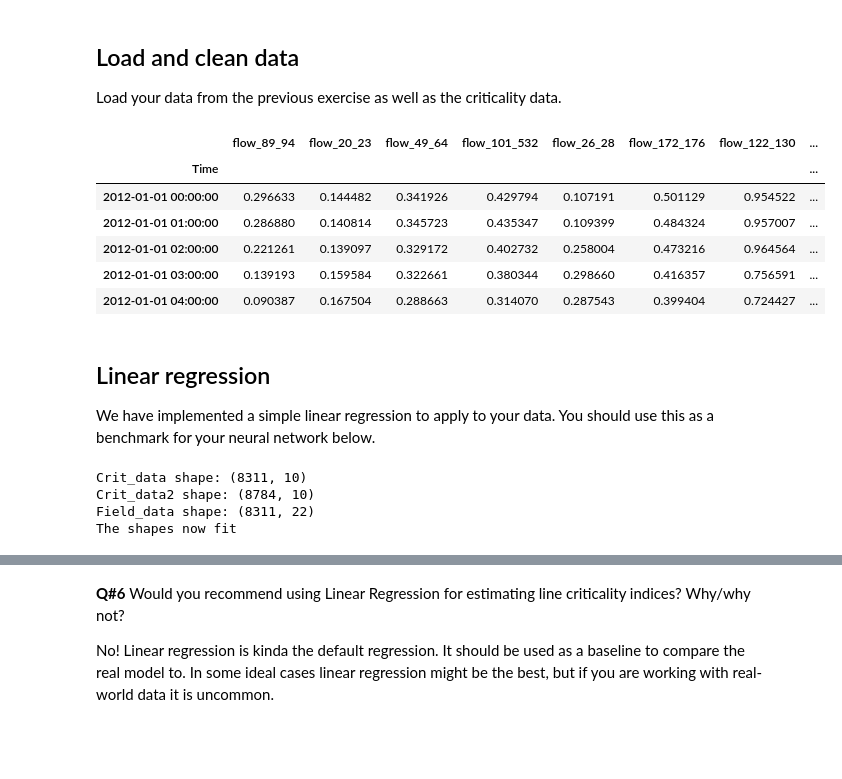
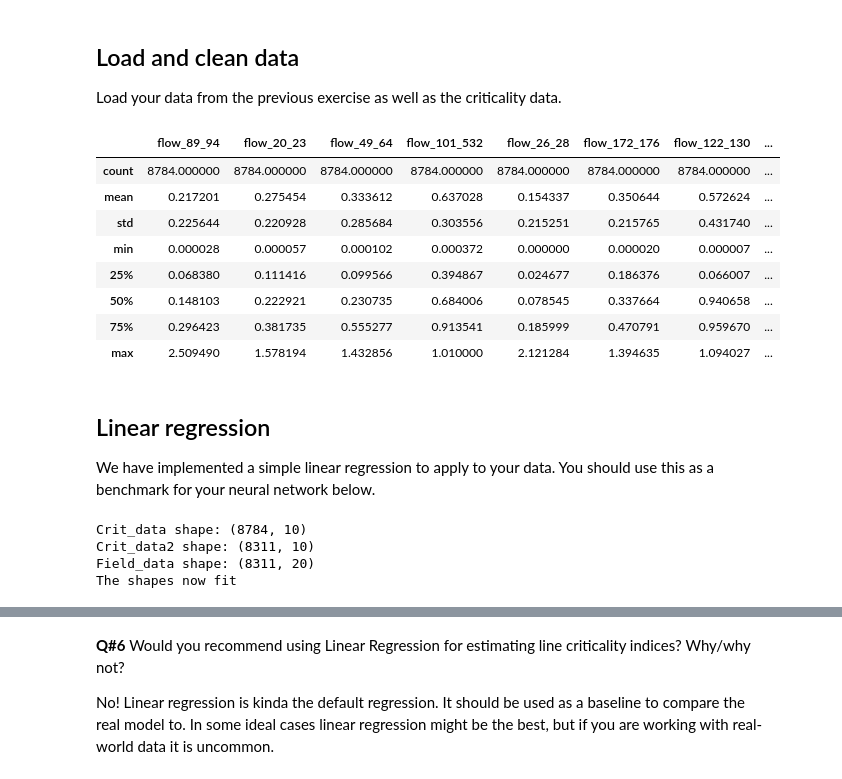
Before and after one commit to pmierzwa/intelligentSystemsDeliverable3, a Jupyter notebook: HI3_modeling.ipynb, the cells around one changed output, grey strips where cells are left out. Saved outputs shown, nothing was run; the diff lists cells and outputs as text; code cells hidden in the pictures; blank space fills up the shorter version.

```diff
--- a/HI3_modeling.ipynb
+++ b/HI3_modeling.ipynb
@@ -33,36 +32,36 @@ Load your data from the previous exercise as well as the criticality data.
 # %%
 # Data is loaded here
 field_data = pd.read_csv("reduced_field_data.csv", index_col=0)
 crit_data = pd.read_csv("flow_criticality_data.csv", index_col=0)
-
-crit_data.head()
+crit_data.describe()
 # %% [output]
 |  | flow_89_94 | flow_20_23 | flow_49_64 | flow_101_532 | flow_26_28 | flow_172_176 | flow_122_130 | ... |
-| Time |  |  |  |  |  |  |  | ... |
-| 2012-01-01 00:00:00 | 0.296633 | 0.144482 | 0.341926 | 0.429794 | 0.107191 | 0.501129 | 0.954522 | ... |
-| 2012-01-01 01:00:00 | 0.286880 | 0.140814 | 0.345723 | 0.435347 | 0.109399 | 0.484324 | 0.957007 | ... |
-| 2012-01-01 02:00:00 | 0.221261 | 0.139097 | 0.329172 | 0.402732 | 0.258004 | 0.473216 | 0.964564 | ... |
-| 2012-01-01 03:00:00 | 0.139193 | 0.159584 | 0.322661 | 0.380344 | 0.298660 | 0.416357 | 0.756591 | ... |
-| 2012-01-01 04:00:00 | 0.090387 | 0.167504 | 0.288663 | 0.314070 | 0.287543 | 0.399404 | 0.724427 | ... |
+| count | 8784.000000 | 8784.000000 | 8784.000000 | 8784.000000 | 8784.000000 | 8784.000000 | 8784.000000 | ... |
+| mean | 0.217201 | 0.275454 | 0.333612 | 0.637028 | 0.154337 | 0.350644 | 0.572624 | ... |
+| std | 0.225644 | 0.220928 | 0.285684 | 0.303556 | 0.215251 | 0.215765 | 0.431740 | ... |
+| min | 0.000028 | 0.000057 | 0.000102 | 0.000372 | 0.000000 | 0.000020 | 0.000007 | ... |
+| 25% | 0.068380 | 0.111416 | 0.099566 | 0.394867 | 0.024677 | 0.186376 | 0.066007 | ... |
+| 50% | 0.148103 | 0.222921 | 0.230735 | 0.684006 | 0.078545 | 0.337664 | 0.940658 | ... |
+| 75% | 0.296423 | 0.381735 | 0.555277 | 0.913541 | 0.185999 | 0.470791 | 0.959670 | ... |
+| max | 2.509490 | 1.578194 | 1.432856 | 1.010000 | 2.121284 | 1.394635 | 1.094027 | ... |
 # %% [markdown]
 ## Linear regression
 
 We have implemented a simple linear regression to apply to your data.
 You should use this as a benchmark for your neural network below.
 # %%
-#Because the two dataframes is not the same length
+# Because the two dataframes is not the same length
+
 crit_data2 = crit_data[crit_data.index.isin(field_data['time'])].dropna(axis=0)
-print("Crit_data shape:",crit_data2.shape)
-print("Crit_data2 shape:",crit_data.shape)
-print("Field_data shape:",field_data.shape)
-
-field_data = field_data.drop('time',1)
-
+print("Crit_data shape:", crit_data.shape)
+print("Crit_data2 shape:", crit_data2.shape)
+field_data = field_data.drop('time', 1)
+print("Field_data shape:", field_data.shape)
 print("The shapes now fit")
 # %% [output]
-Crit_data shape: (8311, 10)
-Crit_data2 shape: (8784, 10)
-Field_data shape: (8311, 22)
+Crit_data shape: (8784, 10)
+Crit_data2 shape: (8311, 10)
+Field_data shape: (8311, 20)
 The shapes now fit
 # %%
 # The code below implements a linear regression on your data and compares predicted and true values.
```
Also changed, not shown: parts of 9 cells of this notebook, 3 other files.
